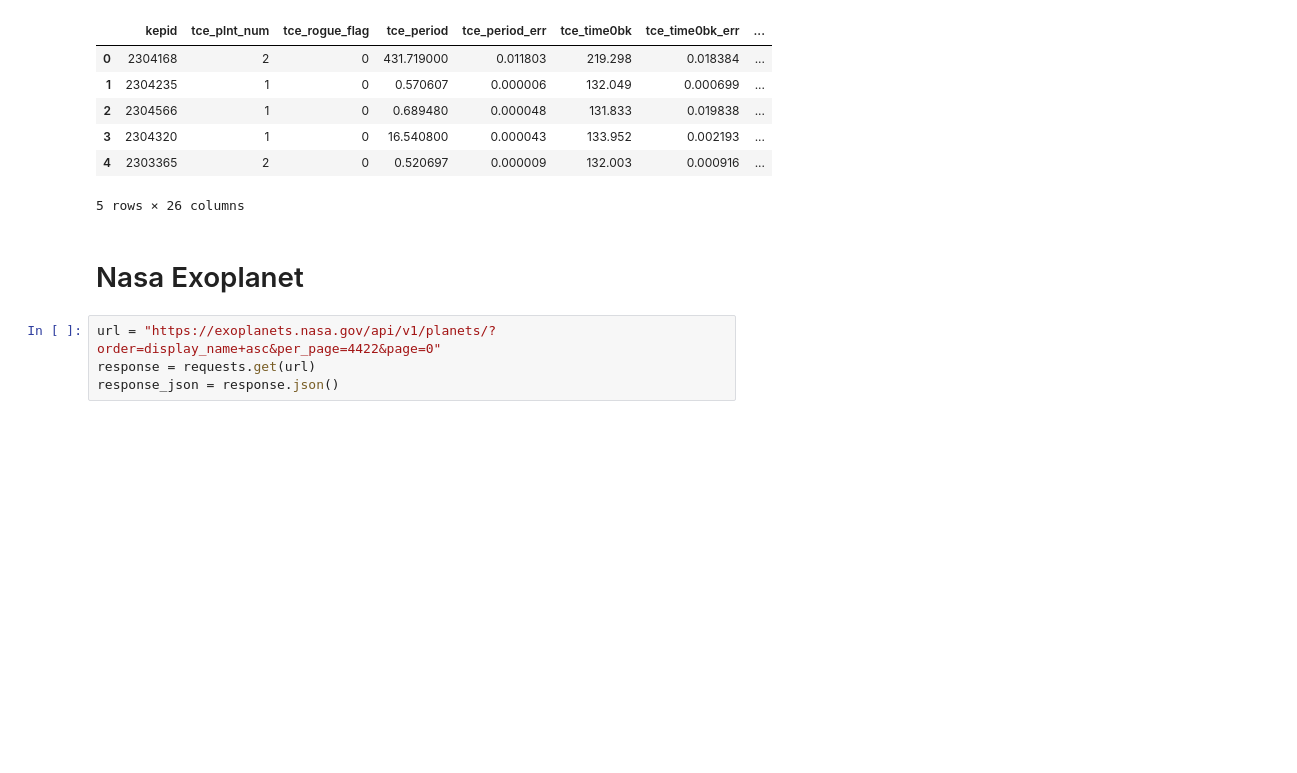
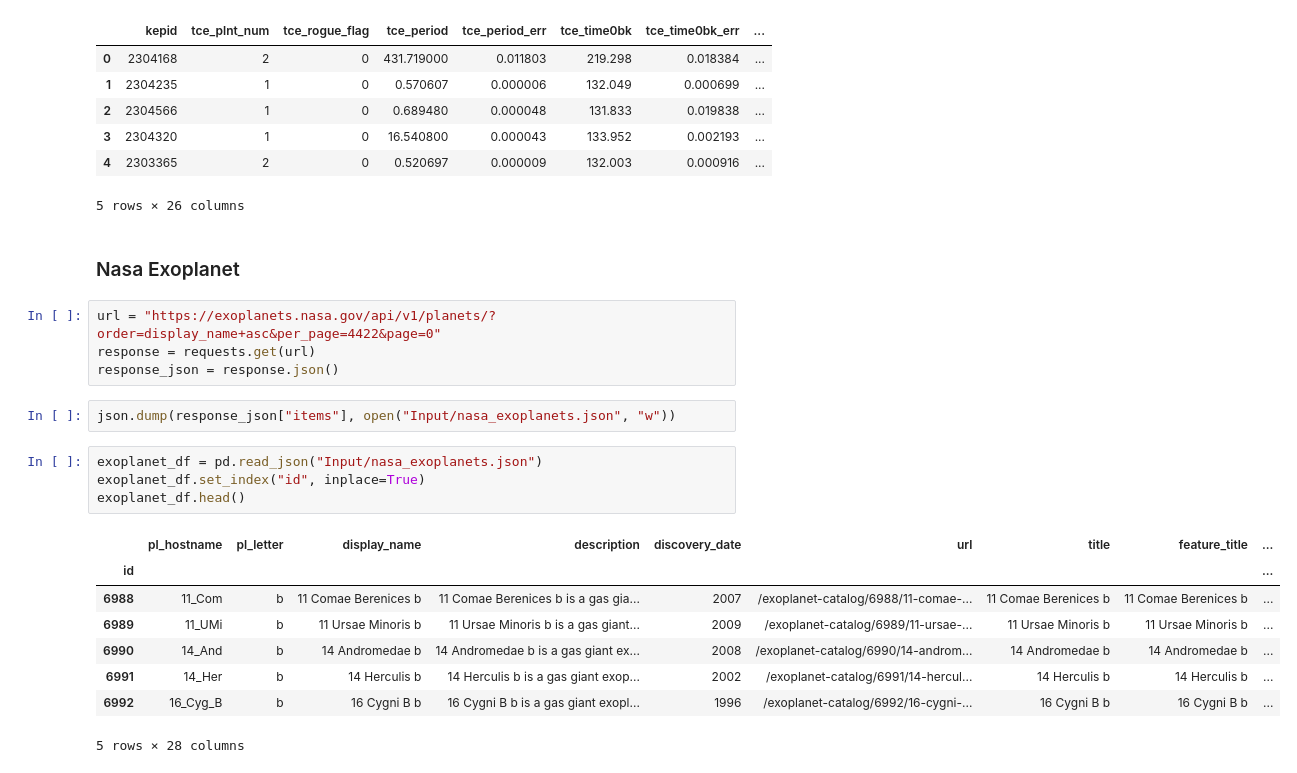
Before and after one commit to Almandiro/ExoPlanet_ETL, a Jupyter notebook: ExoPlanet_ETL.ipynb, the cells around one changed output. Drawn from its saved outputs; the diff is of its cells as text; blank space fills up the shorter version.

Commit message:
uploaded input

```diff
--- a/ExoPlanet_ETL.ipynb
+++ b/ExoPlanet_ETL.ipynb
@@ -311,8 +311,23 @@ q1_q17_dr25_tce.head()
 | 4 | 2303365 | 2 | 0 | 0.520697 | 0.000009 | 132.003 | 0.000916 | ... |
 5 rows × 26 columns
 # %% [markdown]
-# Nasa Exoplanet
+### Nasa Exoplanet
 # %%
 url = "https://exoplanets.nasa.gov/api/v1/planets/?order=display_name+asc&per_page=4422&page=0"
 response = requests.get(url)
 response_json = response.json()
+# %%
+json.dump(response_json["items"], open("Input/nasa_exoplanets.json", "w"))
+# %%
+exoplanet_df = pd.read_json("Input/nasa_exoplanets.json")
+exoplanet_df.set_index("id", inplace=True)
+exoplanet_df.head()
+# %% [output]
+|  | pl_hostname | pl_letter | display_name | description | discovery_date | url | title | feature_title | ... |
+| id |  |  |  |  |  |  |  |  | ... |
+| 6988 | 11_Com | b | 11 Comae Berenices b | 11 Comae Berenices b is a gas gia... | 2007 | /exoplanet-catalog/6988/11-comae-... | 11 Comae Berenices b | 11 Comae Berenices b | ... |
+| 6989 | 11_UMi | b | 11 Ursae Minoris b | 11 Ursae Minoris b is a gas giant... | 2009 | /exoplanet-catalog/6989/11-ursae-... | 11 Ursae Minoris b | 11 Ursae Minoris b | ... |
+| 6990 | 14_And | b | 14 Andromedae b | 14 Andromedae b is a gas giant ex... | 2008 | /exoplanet-catalog/6990/14-androm... | 14 Andromedae b | 14 Andromedae b | ... |
+| 6991 | 14_Her | b | 14 Herculis b | 14 Herculis b is a gas giant exop... | 2002 | /exoplanet-catalog/6991/14-hercul... | 14 Herculis b | 14 Herculis b | ... |
+| 6992 | 16_Cyg_B | b | 16 Cygni B b | 16 Cygni B b is a gas giant exopl... | 1996 | /exoplanet-catalog/6992/16-cygni-... | 16 Cygni B b | 16 Cygni B b | ... |
+5 rows × 28 columns
```
Also changed, not shown: 3 other files.
